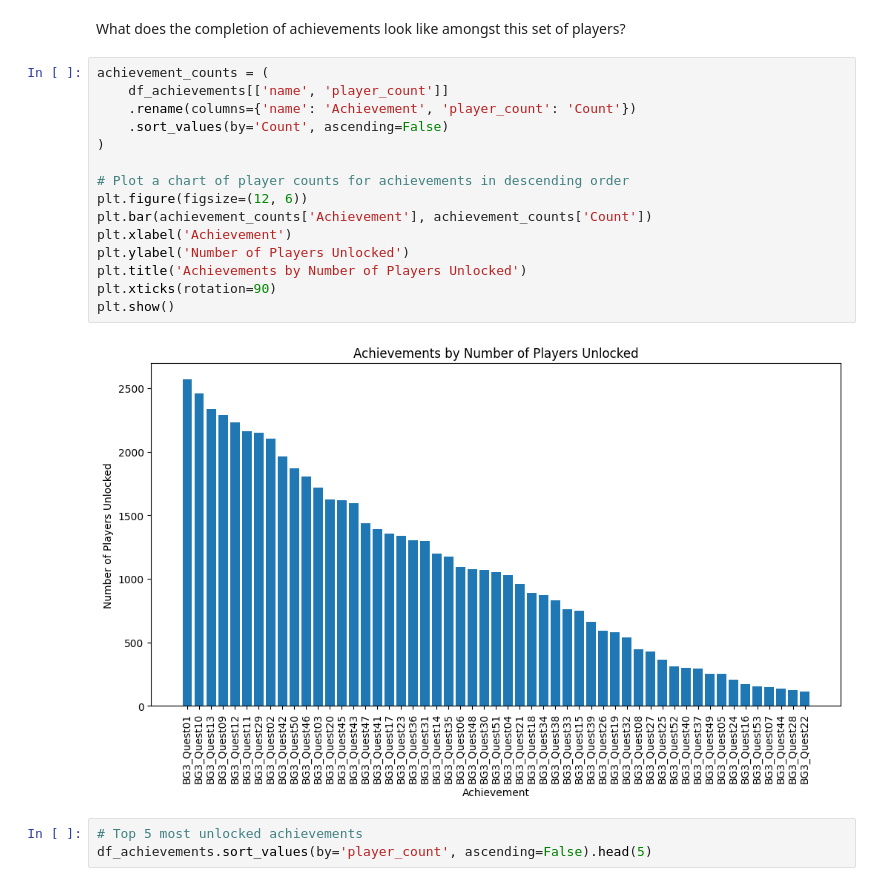
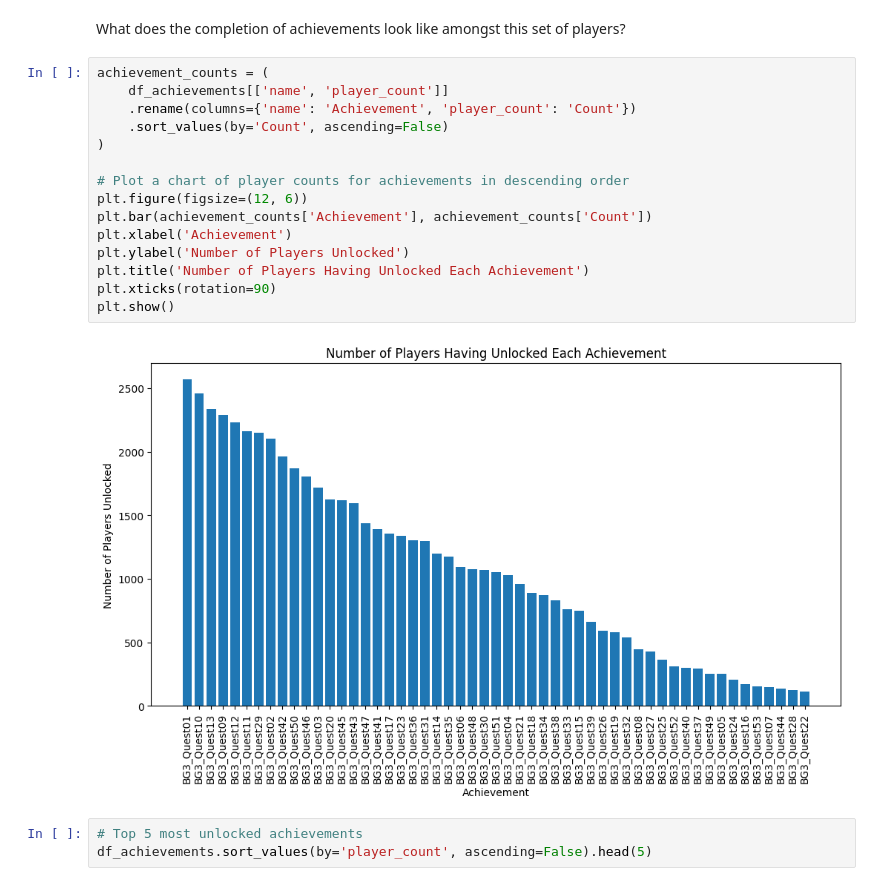
Before and after one commit to richhuwtaylor/recommend-steam-achievements, a Jupyter notebook: recommend_achievements.ipynb, the cells around one changed output. Cells and saved outputs as stored; diff of their text form.

```diff
--- a/recommend_achievements.ipynb
+++ b/recommend_achievements.ipynb
@@ -86,20 +115,20 @@ What does the completion of achievements look like amongst this set of players?
 # %%
 achievement_counts = (
     df_achievements[['name', 'player_count']]
     .rename(columns={'name': 'Achievement', 'player_count': 'Count'})
     .sort_values(by='Count', ascending=False)
 )
 
 # Plot a chart of player counts for achievements in descending order
 plt.figure(figsize=(12, 6))
 plt.bar(achievement_counts['Achievement'], achievement_counts['Count'])
 plt.xlabel('Achievement')
 plt.ylabel('Number of Players Unlocked')
-plt.title('Achievements by Number of Players Unlocked')
+plt.title('Number of Players Having Unlocked Each Achievement')
 plt.xticks(rotation=90)
 plt.show()
 # %% [output]
-[figure, old version]
+[figure, new version]
 # %%
 # Top 5 most unlocked achievements
 df_achievements.sort_values(by='player_count', ascending=False).head(5)
```
Also changed, not shown: parts of 11 cells of this notebook.
